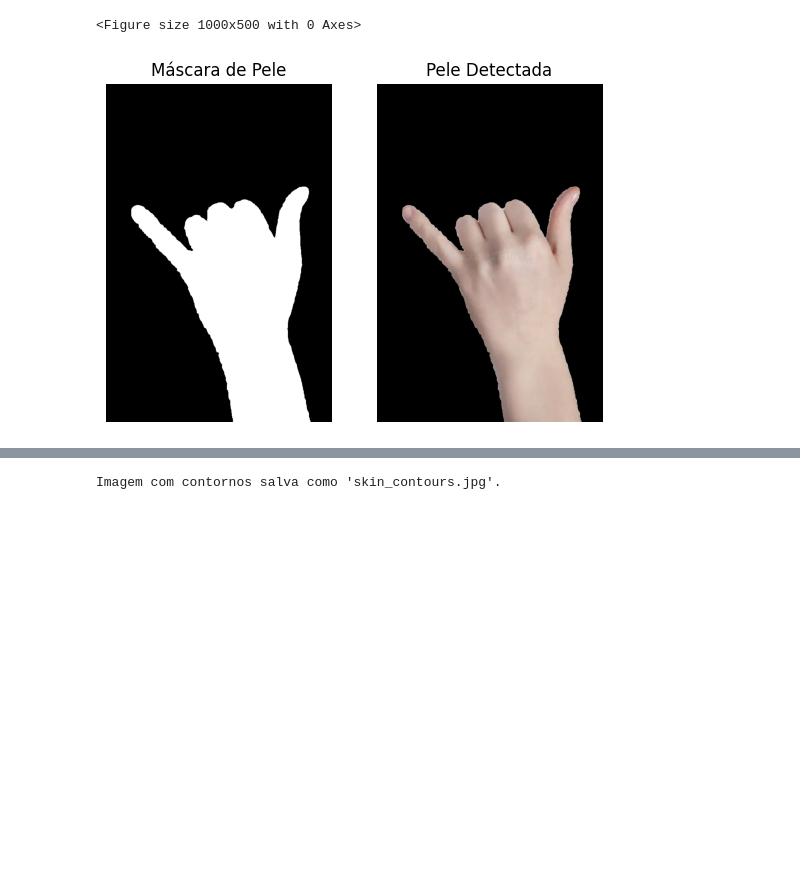
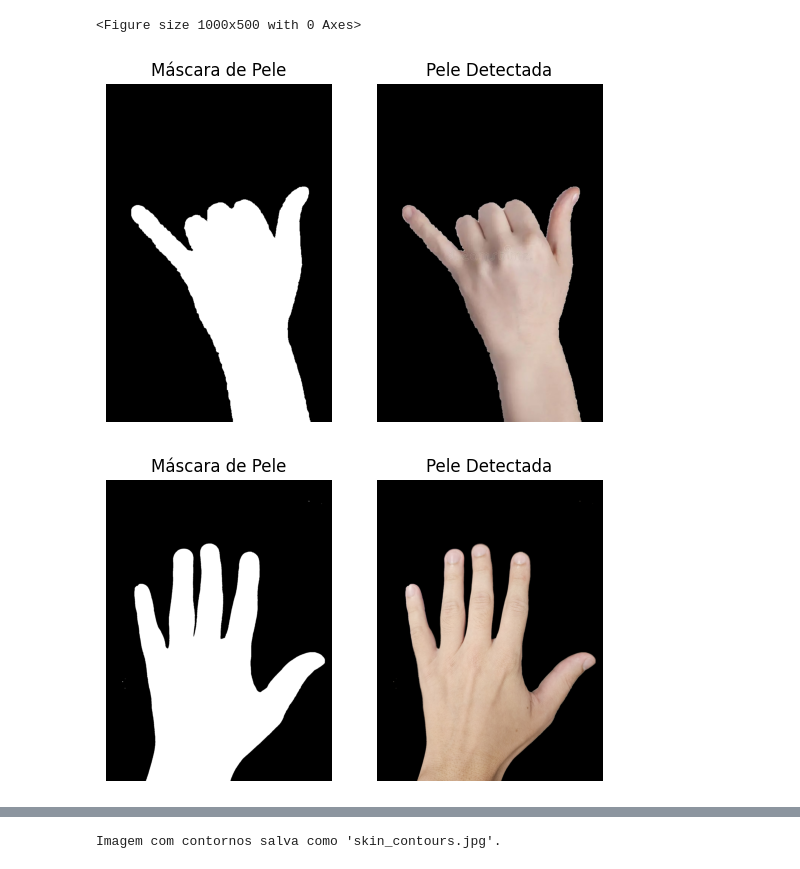
Before and after one commit to Lucas-serejo/projeto-visao-computacional-2025.1, a Jupyter notebook: AC/Detecting_Skin.ipynb, the cells around one changed output, grey strips where cells are left out. Cells and saved outputs as stored; diff of their text form; code cells hidden in the pictures; blank space fills up the shorter version.

```diff
--- a/AC/Detecting_Skin.ipynb
+++ b/AC/Detecting_Skin.ipynb
@@ -26,6 +39,7 @@ plt.show()
 # %%
 # 2. Mudar o espaço de cor para YCrCb (espaço de cor comum para detecção de pele)
-image_ycrcb = cv2.cvtColor(image, cv2.COLOR_BGR2YCrCb)
+image_ycrcb = cv2.cvtColor(image1, cv2.COLOR_BGR2YCrCb)
+image_ycrcb2 = cv2.cvtColor(image2, cv2.COLOR_BGR2YCrCb)
 # %%
 # 3. Definir limiares para detecção de pele em YCrCb
 # Esses valores podem ser ajustados conforme necessário
@@ -34,9 +48,11 @@ upper_skin = np.array([255, 180, 135], dtype=np.uint8)
 # %%
 # Criar uma máscara para a pele
 skin_mask = cv2.inRange(image_ycrcb, lower_skin, upper_skin)
+skin_mask2 = cv2.inRange(image_ycrcb2, lower_skin, upper_skin)
 
 # Aplicar a máscara na imagem original
 skin_detected = cv2.bitwise_and(image_rgb, image_rgb, mask=skin_mask)
+skin_detected2 = cv2.bitwise_and(image_rgb2, image_rgb2, mask=skin_mask2)
 
 # Exibir a máscara e a imagem com a pele detectada
 plt.figure(figsize=(10, 5))
@@ -46,17 +62,30 @@ plt.figure(figsize=(10, 5))
 # %%
 plt.subplot(1, 2, 1)
 plt.imshow(skin_mask, cmap='gray')
 plt.title('Máscara de Pele')
 plt.axis('off')
 
 plt.subplot(1, 2, 2)
 plt.imshow(skin_detected)
 plt.title('Pele Detectada')
 plt.axis('off')
 
 plt.show()
+
+plt.subplot(1, 2, 1)
+plt.imshow(skin_mask2, cmap='gray')
+plt.title('Máscara de Pele')
+plt.axis('off')
+
+plt.subplot(1, 2, 2)
+plt.imshow(skin_detected2)
+plt.title('Pele Detectada')
+plt.axis('off')
+
+plt.show()
 # %% [output]
 [figure]
+[figure, added]
 # %%
 # 4. Verificar se a pele foi detectada
 if np.any(skin_mask):
```
Also changed, not shown: parts of 10 cells of this notebook, 1 other file.
